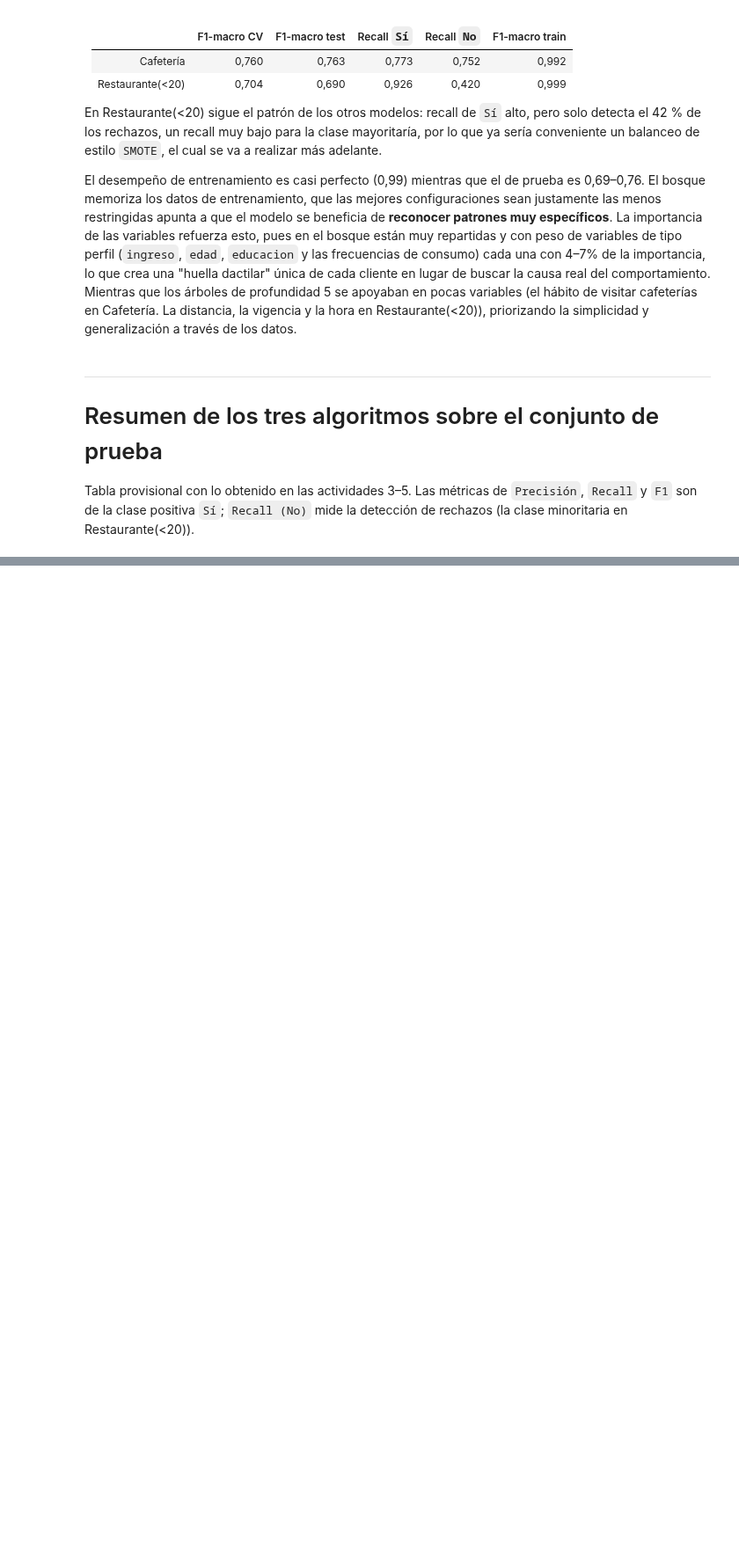
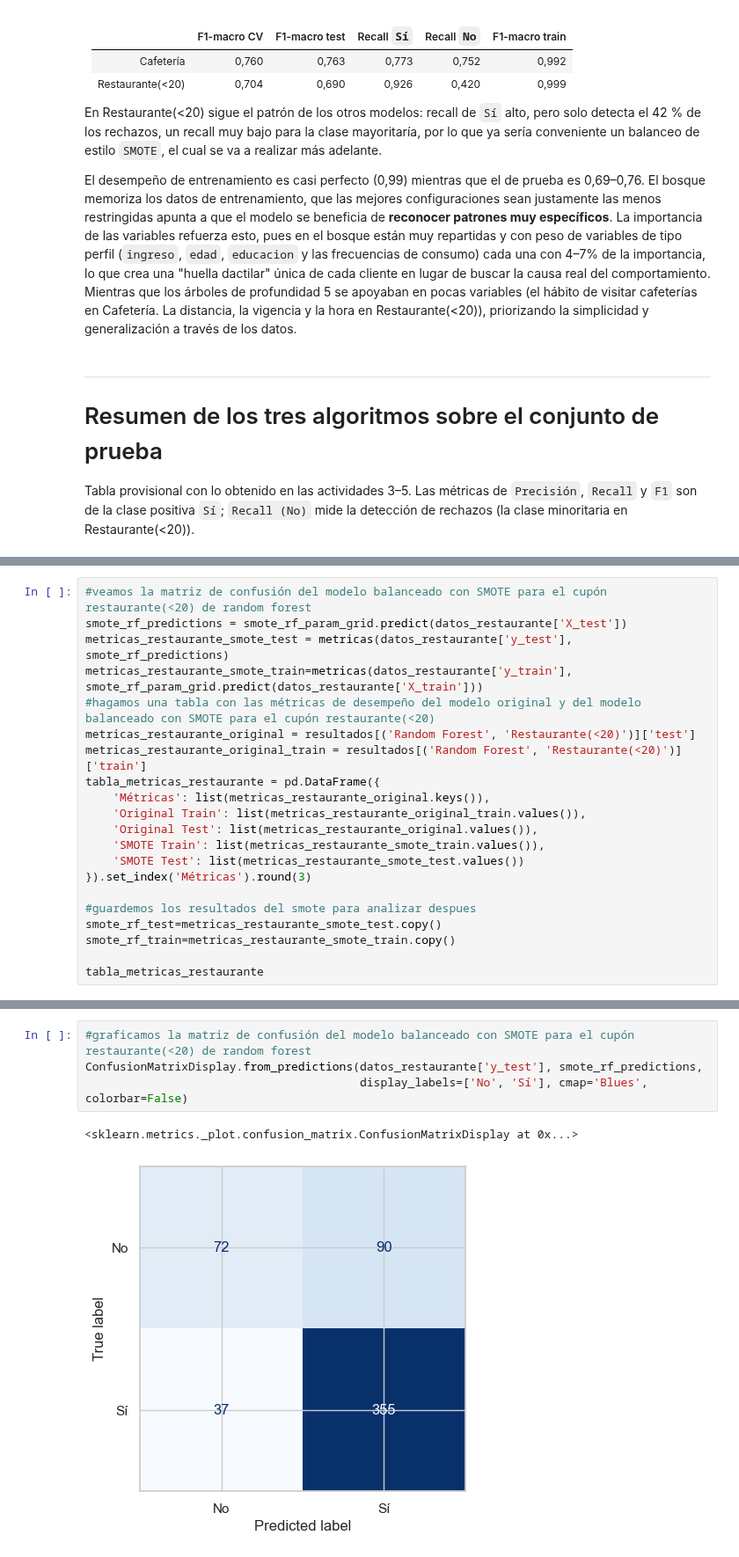
Before and after one commit to Fercho0506/LABS_MACHINE, a Jupyter notebook: LAB_3/lab_3.ipynb, the cells around one changed output, grey strips where cells are left out. Shown at 88% size. Drawn from its saved outputs; the diff is of its cells as text; blank space fills up the shorter version.

```diff
--- a/LAB_3/lab_3.ipynb
+++ b/LAB_3/lab_3.ipynb
@@ -955,0 +1127,21 @@ plt.tight_layout(); plt.show()
+# %%
+#veamos la matriz de confusión del modelo balanceado con SMOTE para el cupón restaurante(<20) de random forest
+smote_rf_predictions = smote_rf_param_grid.predict(datos_restaurante['X_test'])
+metricas_restaurante_smote_test = metricas(datos_restaurante['y_test'], smote_rf_predictions)
+metricas_restaurante_smote_train=metricas(datos_restaurante['y_train'], smote_rf_param_grid.predict(datos_restaurante['X_train']))
+#hagamos una tabla con las métricas de desempeño del modelo original y del modelo balanceado con SMOTE para el cupón restaurante(<20)
+metricas_restaurante_original = resultados[('Random Forest', 'Restaurante(<20)')]['test']
+metricas_restaurante_original_train = resultados[('Random Forest', 'Restaurante(<20)')]['train']
+tabla_metricas_restaurante = pd.DataFrame({
+    'Métricas': list(metricas_restaurante_original.keys()),
+    'Original Train': list(metricas_restaurante_original_train.values()),
+    'Original Test': list(metricas_restaurante_original.values()),
+    'SMOTE Train': list(metricas_restaurante_smote_train.values()),
+    'SMOTE Test': list(metricas_restaurante_smote_test.values())
+}).set_index('Métricas').round(3)
+
+#guardemos los resultados del smote para analizar despues
+smote_rf_test=metricas_restaurante_smote_test.copy()
+smote_rf_train=metricas_restaurante_smote_train.copy()
+
+tabla_metricas_restaurante
@@ -955,0 +1157,7 @@ plt.tight_layout(); plt.show()
+# %%
+#graficamos la matriz de confusión del modelo balanceado con SMOTE para el cupón restaurante(<20) de random forest
+ConfusionMatrixDisplay.from_predictions(datos_restaurante['y_test'], smote_rf_predictions,
+                                        display_labels=['No', 'Sí'], cmap='Blues', colorbar=False)
+# %% [output]
+<sklearn.metrics._plot.confusion_matrix.ConfusionMatrixDisplay at 0x...>
+[figure, added]
```
Also changed, not shown: parts of 45 cells of this notebook, 1 other file.
